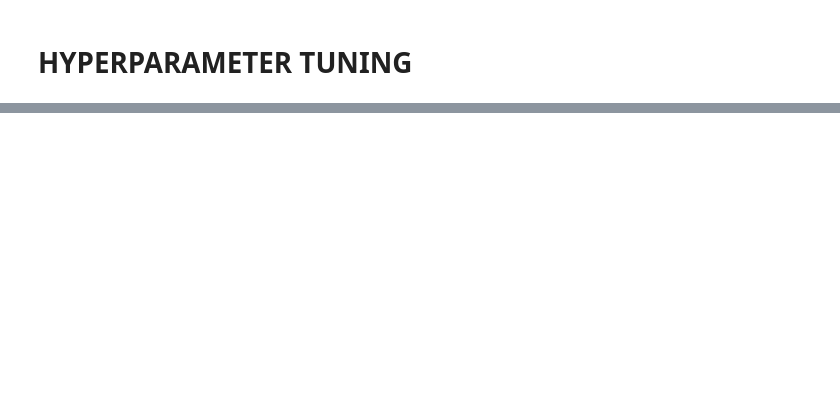
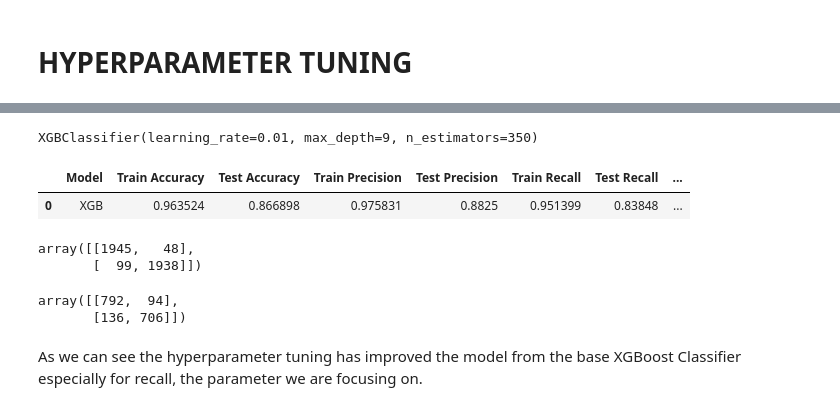
Before and after one commit to DrKamaleshR/CVD-classification, a Jupyter notebook: CVDriskclass.ipynb, the cells around one changed output, grey strips where cells are left out. Drawn from its saved outputs; the diff is of its cells as text; code cells hidden in the pictures; blank space fills up the shorter version.

```diff
--- a/CVDriskclass.ipynb
+++ b/CVDriskclass.ipynb
@@ -642,7 +642,7 @@ def GridFit(name, hyperparams, estim):
   return best_model, grid_df, grid_train_cm, grid_test_cm
 # %%
 # Hyperparameter dictionary
-CBdict ={'n_estimators' : [300,350],
+XGBdict ={'n_estimators' : [300,350],
                 'max_depth': [7,8,9],
                 'learning_rate': [0.01, 0.001]
                  }
@@ -736,0 +649,23 @@ shap.summary_plot(shap_values, shap_df, plot_type = 'bar')
+# %%
+XGB_best_model,XGB_df,XGB_grid_train_cm,XGB_grid_test_cm=GridFit('XGB',XGBdict,XGBClassifier())
+# %%
+XGB_best_model
+# %% [output]
+XGBClassifier(learning_rate=0.01, max_depth=9, n_estimators=350)
+# %%
+XGB_df
+# %% [output]
+|  | Model | Train Accuracy | Test Accuracy | Train Precision | Test Precision | Train Recall | Test Recall | ... |
+| 0 | XGB | 0.963524 | 0.866898 | 0.975831 | 0.8825 | 0.951399 | 0.83848 | ... |
+# %%
+XGB_grid_train_cm
+# %% [output]
+array([[1945,   48],
+       [  99, 1938]])
+# %%
+XGB_grid_test_cm
+# %% [output]
+array([[792,  94],
+       [136, 706]])
+# %% [markdown]
+As we can see the hyperparameter tuning has improved the model from the base XGBoost Classifier especially for recall, the parameter we are focusing on.
```
Also changed, not shown: parts of 14 cells of this notebook.
